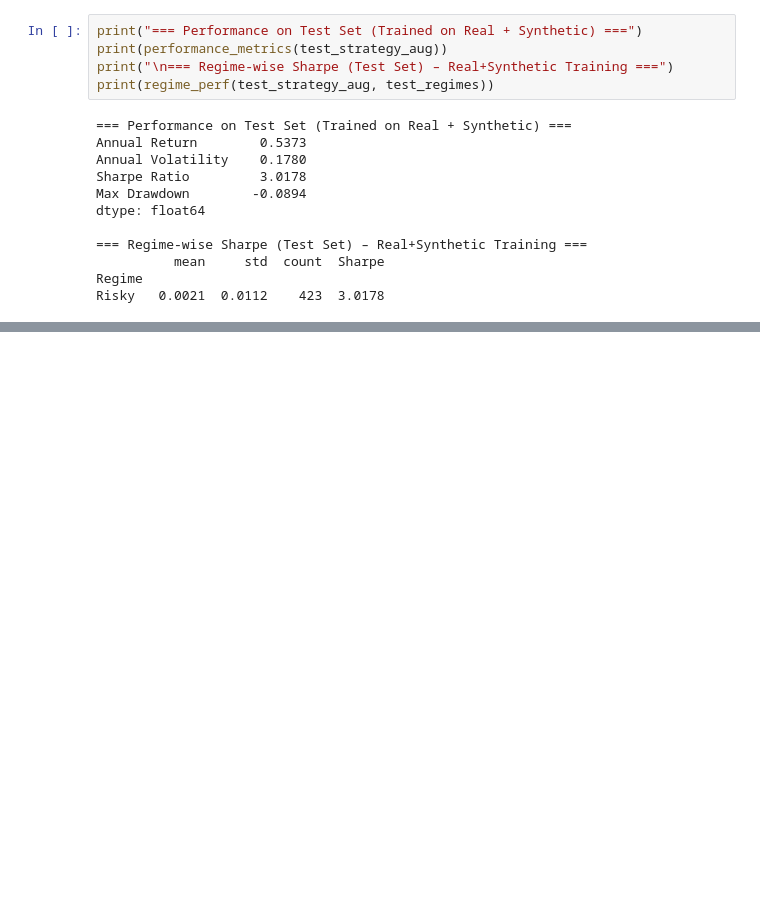
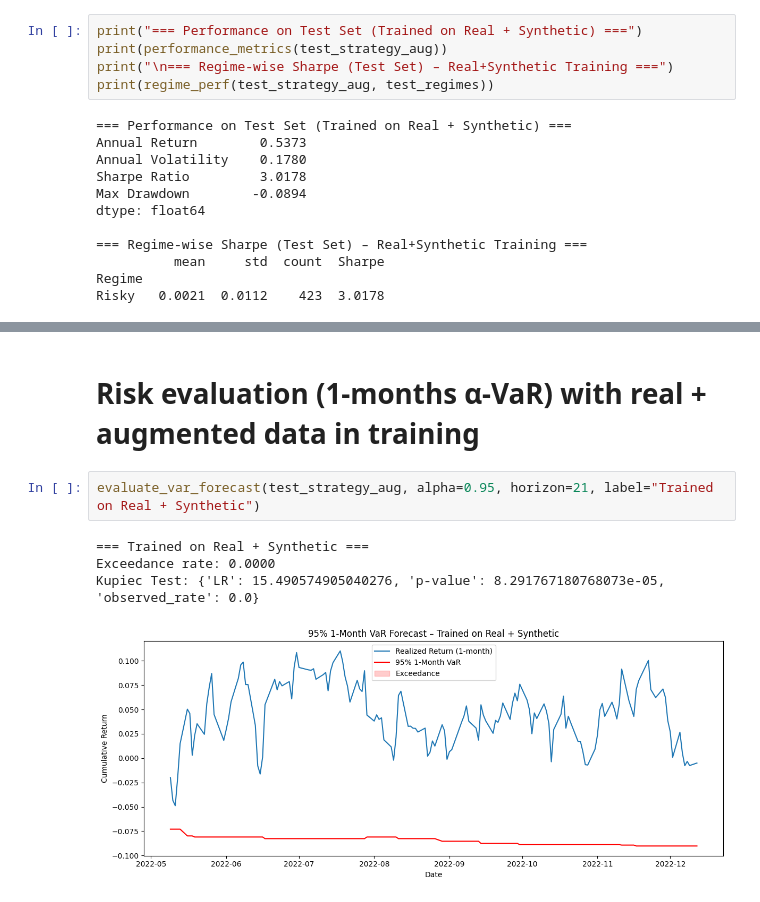
Before and after one commit to AlaaBouattour/market-regime-forecasting, a Jupyter notebook: Notebook_2.ipynb, the cells around one changed output, grey strips where cells are left out. Drawn from its saved outputs; the diff is of its cells as text; blank space fills up the shorter version.

```diff
--- a/Notebook_2.ipynb
+++ b/Notebook_2.ipynb
@@ -253,0 +333,9 @@ Incorporating synthetic data into the training set improved absolute performance
+# %% [markdown]
+# Risk evaluation (1-months α-VaR) with real + augmented data in training
+# %%
+evaluate_var_forecast(test_strategy_aug, alpha=0.95, horizon=21, label="Trained on Real + Synthetic")
+# %% [output]
+=== Trained on Real + Synthetic ===
+Exceedance rate: 0.0000
+Kupiec Test: {'LR': 15.490574905040276, 'p-value': 8.291767180768073e-05, 'observed_rate': 0.0}
+[figure, added]
```
Also changed, not shown: parts of 12 cells of this notebook, 1 other file.
